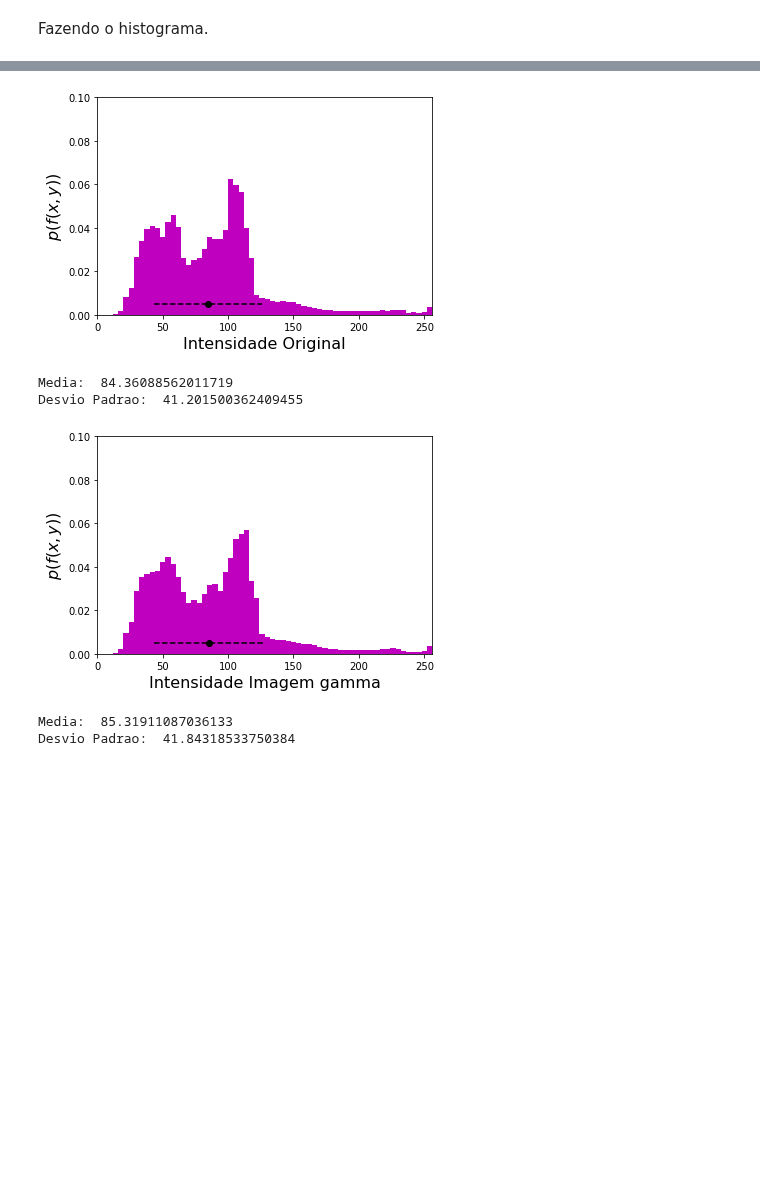
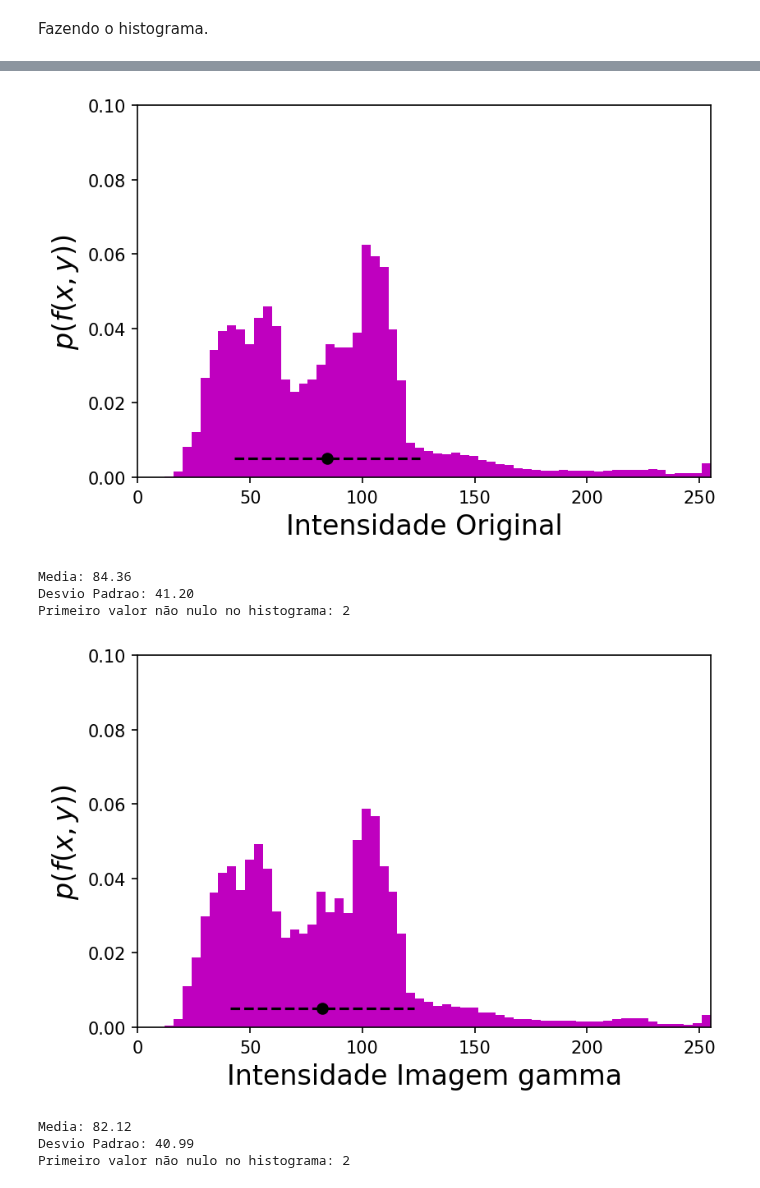
Before and after one commit to rodoufu/visaocomp, a Jupyter notebook: trabalho01/task01.ipynb, the cells around one changed output, grey strips where cells are left out. Cells and saved outputs as stored; diff of their text form; code cells hidden in the pictures; blank space fills up the shorter version.

```diff
--- a/trabalho01/task01.ipynb
+++ b/trabalho01/task01.ipynb
@@ -82,4 +98,5 @@ Nome do arquivo, tamanho do arquivo em bytes, percentual do tamanho do arquivo o
 
 Convertento a imagem para HSV.
 # %%
+img = cv2.imread(file_name)
 hsv = cv2.cvtColor(img, cv2.COLOR_BGR2HSV)
@@ -99,14 +116,20 @@ channel_h = channel_h ** gamma * channel_max
 # %% [markdown]
 Salvando na matrix.
 # %%
-for x in range(hsv.shape[0]):
-    for y in range(hsv.shape[1]):
-        hsv[x, y][0] = int(max(min(channel_h[x, y], channel_max), 0))
+def set_channel(dst, src, channel_number, channel_min = 0, channel_max = 255):
+    for x in range(dst.shape[0]):
+        for y in range(dst.shape[1]):
+            dst[x, y][channel_number] = int(max(min(src[x, y], channel_max), 0))
+
+set_channel(hsv, channel_h, 0, 0, channel_max)
+# for x in range(hsv.shape[0]):
+#     for y in range(hsv.shape[1]):
+#         hsv[x, y][0] = int(max(min(channel_h[x, y], channel_max), 0))
 # %% [markdown]
 Convertendo imagem para BGR e salvando o arquivo.
 # %%
 img = cv2.cvtColor(hsv, cv2.COLOR_HSV2BGR)
-file_name_gamma = f'{file_name_no_extension}_{gamma}.tiff'
+file_name_gamma = f'{file_name_no_extension}_{gamma:.2f}.tiff'
 cv2.imwrite(file_name_gamma, img)
 # %% [output]
 True
@@ -131,29 +154,37 @@ for image_file_name, title in image_titles:
 # %%
 for i in range(len(image_titles)):
     img, rows, cols = images_rows_cols[i]
     image_file_name, title = image_titles[i]
 
-    hist, bins = np.histogram(img, range=(0, 256), bins=64)
+    hist, bins = np.histogram(img, range=(0, 255), bins=64)
     hist = hist / float(rows * cols)
     center = (bins[:-1] + bins[1:]) / 2
+    first_not_zero = 0
+    for i in range(len(hist)):
+        first_not_zero = i
+        if hist[i] > 0:
+            break
     plt.bar(center, hist, align='center', color='m', width=4)
-    plt.xlim([0, 256])
+    plt.xlim([0, 255])
     plt.ylim([0, 0.1])
     plt.ylabel('$p(f(x,y))$', fontsize=16)
     plt.xlabel(f'Intensidade {title}', fontsize=16)
     m_y = 0.005
     m = np.mean(img)
     s = np.std(img)
     plt.plot(m, m_y , "ko")
     plt.plot([m - s, m + s], [m_y] * 2, "k--");
     plt.savefig(f'{os.path.splitext(image_file_name)[0]}_Hist.eps')
     plt.show()
-    print('\nMedia: ', np.mean(img))
-    print('Desvio Padrao: ', np.std(img))
+    print(f'\nMedia: {np.mean(img):.2f}')
+    print(f'Desvio Padrao: {np.std(img):.2f}')
+    print(f'Primeiro valor não nulo no histograma: {first_not_zero}')
 # %% [output]
-[figure, old version]
+[figure, new version]
-Media:  84.36088562011719
-Desvio Padrao:  41.201500362409455
+Media: 84.36
+Desvio Padrao: 41.20
+Primeiro valor não nulo no histograma: 2
-[figure, old version]
+[figure, new version]
-Media:  85.31911087036133
-Desvio Padrao:  41.84318533750384
+Media: 82.12
+Desvio Padrao: 40.99
+Primeiro valor não nulo no histograma: 2
```
Also changed, not shown: parts of 15 cells of this notebook, 1 other file.
